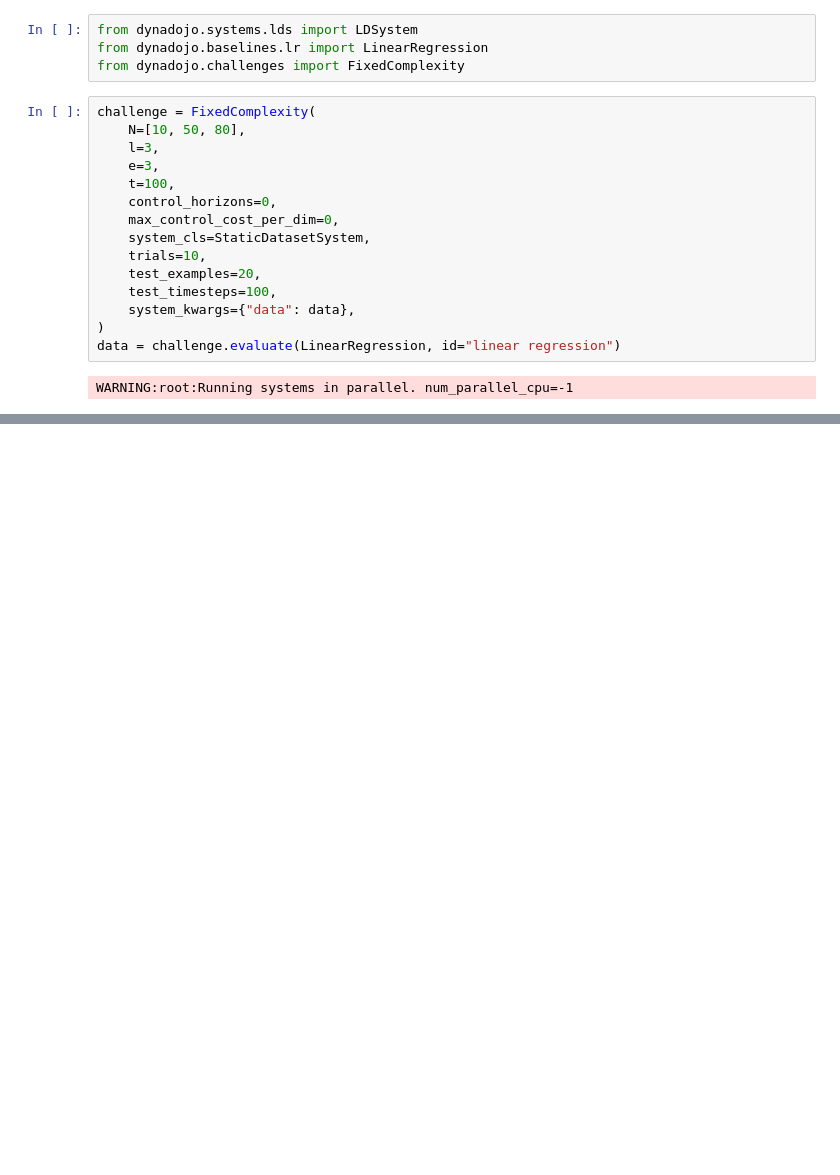
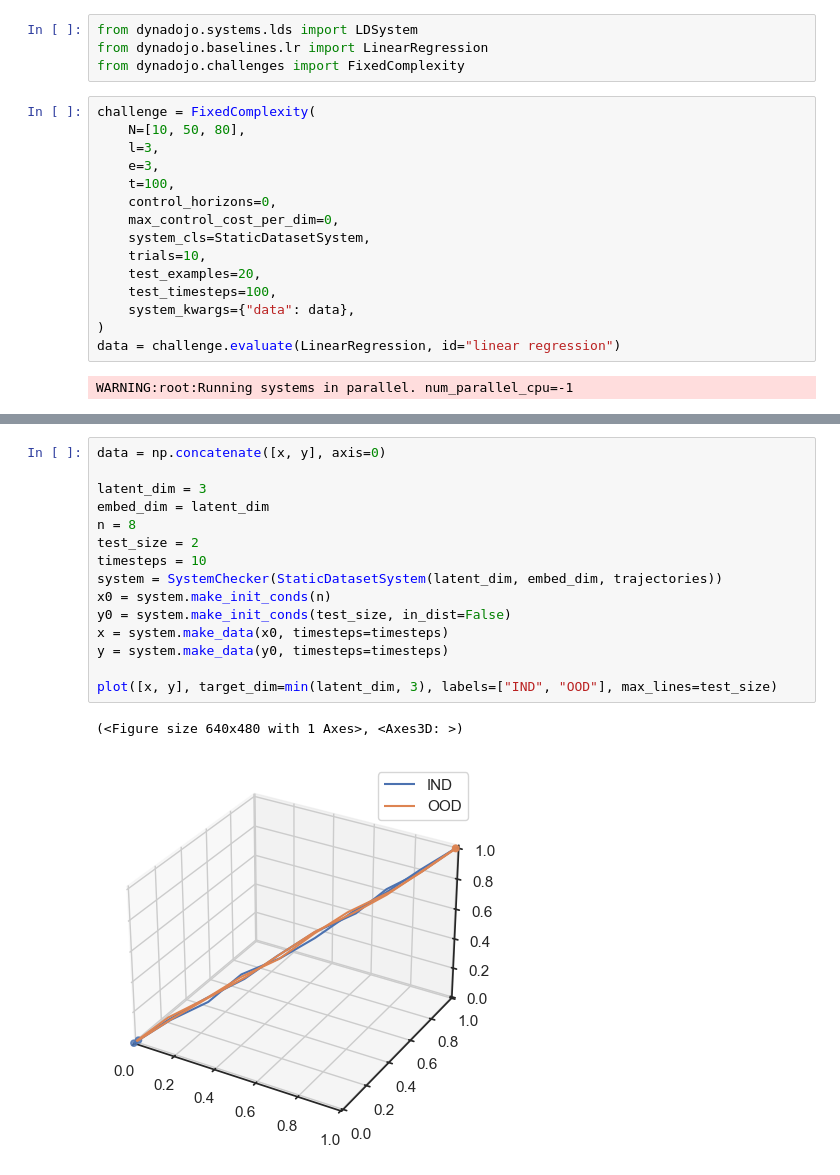
Before and after one commit to DynaDojo/dynadojo, a Jupyter notebook: demos/systems/static_dataset_demo.ipynb, the cells around one changed output, grey strips where cells are left out. Drawn from its saved outputs; the diff is of its cells as text; blank space fills up the shorter version.

```diff
--- a/demos/systems/static_dataset_demo.ipynb
+++ b/demos/systems/static_dataset_demo.ipynb
@@ -80,0 +123,18 @@ challenge.plot(data)
+# %%
+data = np.concatenate([x, y], axis=0)
+
+latent_dim = 3
+embed_dim = latent_dim
+n = 8
+test_size = 2
+timesteps = 10
+system = SystemChecker(StaticDatasetSystem(latent_dim, embed_dim, trajectories))
+x0 = system.make_init_conds(n)
+y0 = system.make_init_conds(test_size, in_dist=False)
+x = system.make_data(x0, timesteps=timesteps)
+y = system.make_data(y0, timesteps=timesteps)
+
+plot([x, y], target_dim=min(latent_dim, 3), labels=["IND", "OOD"], max_lines=test_size)
+# %% [output]
+(<Figure size 640x480 with 1 Axes>, <Axes3D: >)
+[figure, added]
```
Also changed, not shown: parts of 4 cells of this notebook, 1 other file.
